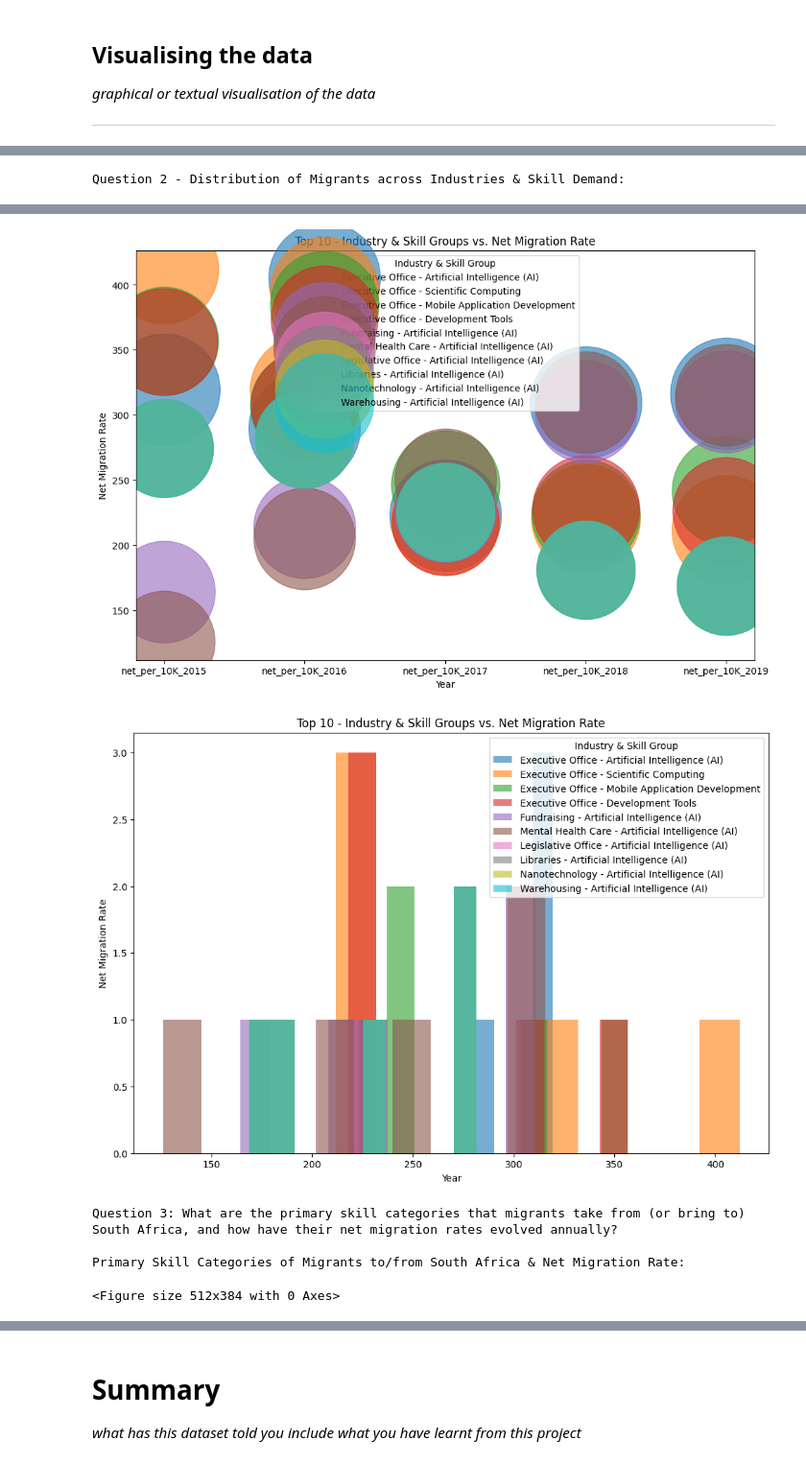
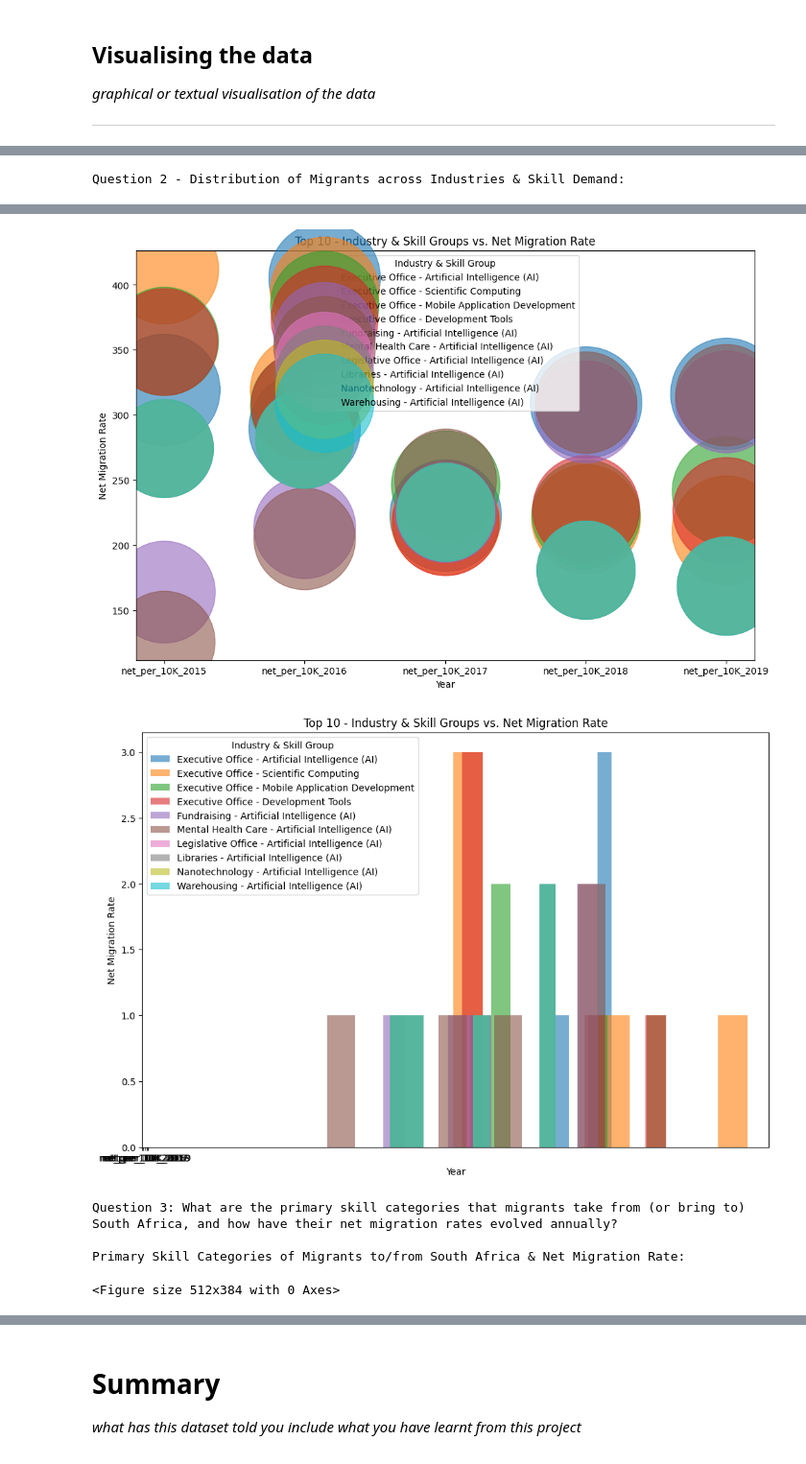
Before and after one commit to TsamayaDesigns/codeDivision-data-with-python, a Jupyter notebook: Data_Project_Beyond_Borders_Analysing_Migration_Patterns_in_South_Africa_(v2).ipynb, the cells around one changed output, grey strips where cells are left out. Shown at 96% size. Drawn from its saved outputs; the diff is of its cells as text; code cells hidden in the pictures.

```diff
--- a/Data_Project_Beyond_Borders_Analysing_Migration_Patterns_in_South_Africa_(v2).ipynb
+++ b/Data_Project_Beyond_Borders_Analysing_Migration_Patterns_in_South_Africa_(v2).ipynb
@@ -705,11 +705,6 @@ def analyse_data():
 
   # Define years of interest
   years = ["net_per_10K_2015", "net_per_10K_2016", "net_per_10K_2017", "net_per_10K_2018", "net_per_10K_2019"]
-
-  # Define dataframes to be tested
-  # dataframes = [
-  #     (grouped_industry_skill_df, "Grouped Industry & Skill")
-  # ]
 
   # Question 1. What are the main countries of destination for migrants from South Africa, and how has the net migration rate changed over the years?
   # 1.1 Filter data (country_df) for migration to/from South Africa (za)
@@ -753,12 +748,8 @@ def analyse_data():
   # Limit the number of "skill_group_name" to top 10 based on "bubble_size"
   grouped_industry_skill_df_top10 = grouped_industry_skill_df.nlargest(10, "bubble_size")
 
-  # Test DataFrame:
-  print("Empty Values", grouped_industry_skill_df.isnull().sum())
-
-  # Print the top 10 grouped industry skill data
+  # Top 10 Grouped Industry Skill based on bubble_size:
   print("\nTop 10 Grouped Industry Skill based on bubble_size: \n", grouped_industry_skill_df_top10)
-
 
 # Question 3: What are the primary skill categories that migrants take from (or bring to) South Africa, and how have their net migration rates evolved annually?
   # 3.1 Filter (skill_df) dataframe to show only South Africa (za) entries
@@ -771,8 +762,14 @@ def analyse_data():
   print("\nPrimary Skills of Migrants to/from South Africa & Net Migration Rate: \n", skill_to_from_za)
   print("\nPrimary Skill Categories and Skill Groups of Migrants to/from South Africa & Net Migration Rate: \n", grouped_skill_cat_and_skill)
 
+  # 3.3. Calculate yearly net migration rates
+  skill_net_migration = skill_to_from_za.groupby("skill_group_name")[years].sum()
+  skill_net_migration["total_net_migration"] = skill_net_migration[years].sum(axis=1)
+  top_skills_to = skill_net_migration.nlargest(10, "total_net_migration")
+  # top_skills_to = skill_net_migration.sort_values("total_net_migration", ascending=False).head(10)
+
 # Question 4: How does South Africa's migration patterns compare with those of neighbouring countries within the same World Bank region?
-# Call the "compare_migration_patterns" function and pass the dataframes
+  # Call the "compare_migration_patterns" function and pass the dataframes
   sa_net_migration_rates, region_net_migration_rates, sa_migration_income_group, region_migration_income_group, combined_sa_region_income_data  = compare_migration_patterns(country_df, industry_df, skill_df, happiness_df)
 
 # Print summary statistics for South Africa and neighbouring countries
@@ -927,11 +924,27 @@ def visualise_data(years, grouped_industry_skill_df_top10):
     data_points = row[years]
     plt.hist(data_points, bins=10, alpha=0.6, label=f"{industry_name} - {skill_group_name}")
   plt.xlabel("Year")
+  plt.xticks(np.arange(len(years)), years)
   plt.ylabel("Net Migration Rate")
   plt.title("Top 10 - Industry & Skill Groups vs. Net Migration Rate")
-  # plt.legend(title="Industry & Skill Group")
+  plt.legend(title="Industry & Skill Group")
   plt.show()
   print("\n")
+
+  # # print("\nQuestion 2 - Distribution of Migrants across Industries & Skill Demand (bubble): ")
+  # plt.figure(figsize=(12, 8))
+  # for idx, row in grouped_industry_skill_df_top10.iterrows():
+  #   industry_name = row["industry_name"]
+  #   skill_group_name = row["skill_group_name"]
+  #   data_points = row[years]
+  #   plt.hist(data_points, bins=10, alpha=0.6, label=f"{industry_name} - {skill_group_name}")
+  # plt.xlabel("Year")
+  # plt.xticks(np.arange(len(years)), years)
+  # plt.ylabel("Net Migration Rate")
+  # plt.title("Top 10 - Industry & Skill Groups vs. Net Migration Rate")
+  # plt.legend(title="Industry & Skill Group")
+  # plt.show()
+  # print("\n")
 
 
   #  Question 3: What are the primary skill categories that migrants take from (or bring to) South Africa, and how have their net migration rates evolved annually?Question 1: What are the main countries of origin/destination for migrants to/from South Africa, and how has the net migration rate changed over the years?
@@ -980,34 +993,34 @@ def visualise_data(years, grouped_industry_skill_df_top10):
     region_migration_income_group[year].plot(ax=ax2, kind="line", label=f"neighbouring Countries({year[-4:]})", color=colours[i], marker="o", alpha=0.6)
 
   ax2.set_xlabel("Income Groups")
   ax2.set_ylabel("Net Migration Rate")
   ax2.set_title("neighbouring Countries: By Income Groups")
   ax2.legend(loc="lower right")
 
   print("\nComparison of Net Migration Rates: By Income Groups: ")
   plt.figure(dpi=80)
   combined_sa_region_income_data.plot(kind="bar", stacked=True, figsize=(12, 8), cmap="tab20")
   plt.xlabel("Year")
   plt.ylabel("Net Migration Rate")
   plt.title("Net Migration Rates by Income Group: South Africa vs. neighbouring Countries")
   plt.legend(loc="upper right")
   plt.show()
   print("\n")
 
 visualise_data(years, grouped_industry_skill_df_top10)
 # %% [output]
 Question 1: What are the main countries of origin/destination for migrants to/from South Africa, and how has the net migration rate changed over the years?
 
 Average Net Migration Rates to South Africa by Base Country:
 [figure]
 Average Net Migration Rates from South Africa by Target Country:
 [figure]
 Net Migration Rates to and from South Africa by Year:
 [figure]
 Question 2 - Distribution of Migrants across Industries & Skill Demand:
 [figure]
 [figure]
-[figure, old version]
+[figure, new version]
 Question 3: What are the primary skill categories that migrants take from (or bring to) South Africa, and how have their net migration rates evolved annually?
 
 Primary Skill Categories of Migrants to/from South Africa & Net Migration Rate:
```
Also changed, not shown: parts of 1 cell of this notebook.
